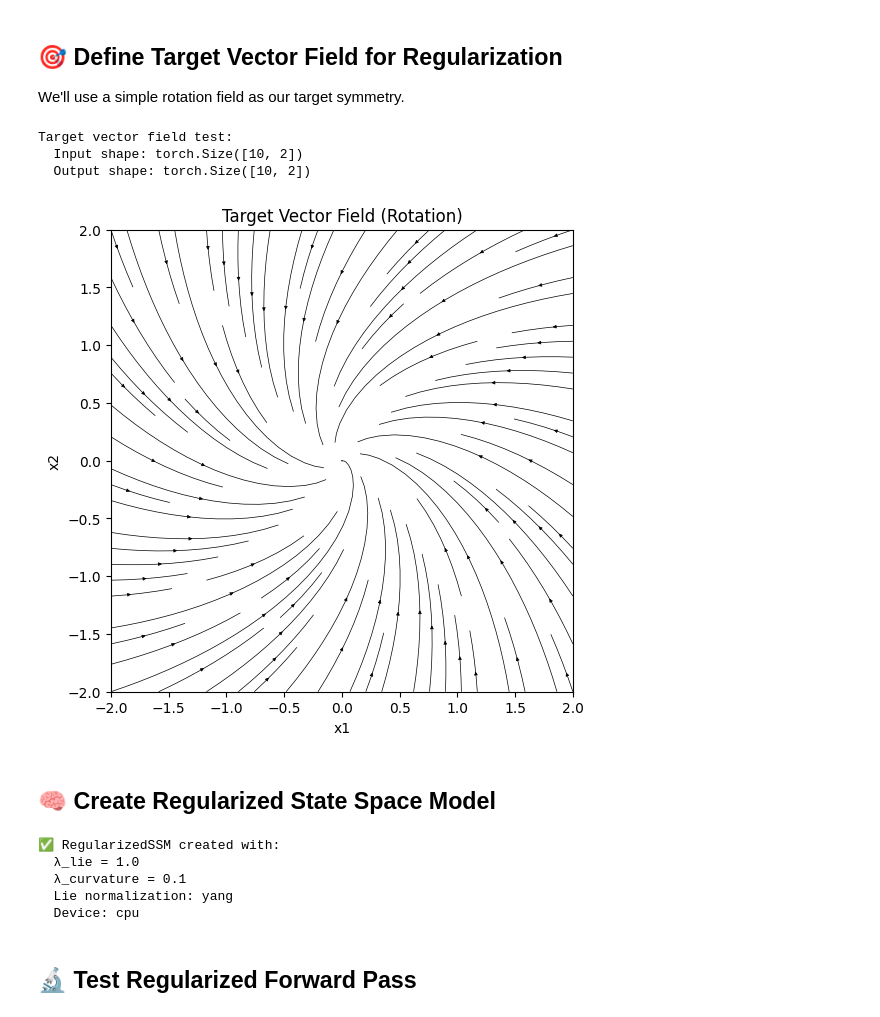
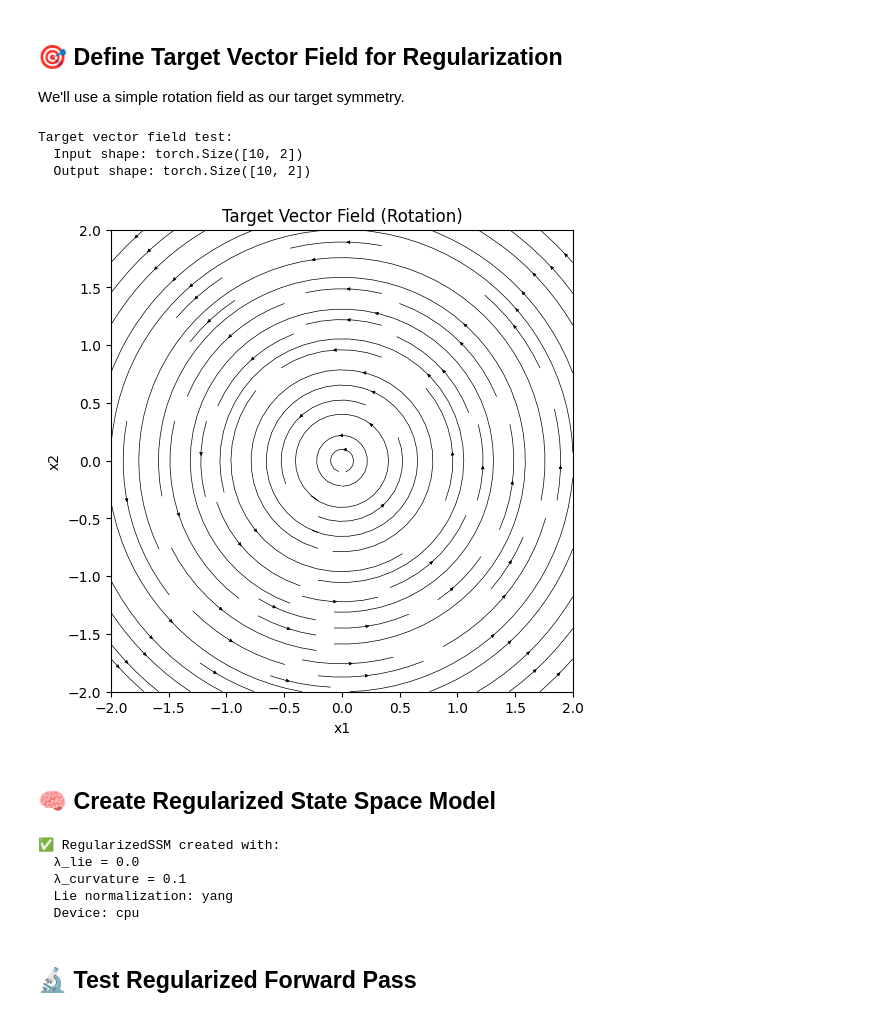
Before and after one commit to aliang9/symm_reg, a Jupyter notebook: in_progress/demo_regularize.ipynb, the cells around one changed output. Saved outputs shown, nothing was run; the diff lists cells and outputs as text; code cells hidden in the pictures.

```diff
--- a/in_progress/demo_regularize.ipynb
+++ b/in_progress/demo_regularize.ipynb
@@ -282,34 +228,34 @@ We'll use a simple rotation field as our target symmetry.
 # %%
 # Create target vector field (rotation)
 target_vector_field = create_rotation_vector_field(rotation_speed=0.5)
-
+dt = 1e-2
 # Test the target field
 test_points = torch.randn(10, 2)
 test_output = target_vector_field(test_points)
 print(f"Target vector field test:")
 print(f"  Input shape: {test_points.shape}")
 print(f"  Output shape: {test_output.shape}")
 
 # Visualize target field
 fig, ax = plt.subplots(figsize=(6, 6))
 plot_utils.plot_two_d_vector_field(
-    lambda x: target_vector_field(x), ax, min_xy=-2, max_xy=2
+    lambda x: x + dt * target_vector_field(x), ax, min_xy=-2, max_xy=2
 )
 ax.set_title("Target Vector Field (Rotation)")
 ax.set_xlabel("x1")
 ax.set_ylabel("x2")
 ax.set_box_aspect(1.0)
 plt.show()
 # %% [output]
 Target vector field test:
   Input shape: torch.Size([10, 2])
   Output shape: torch.Size([10, 2])
-[figure, old version]
+[figure, new version]
 # %% [markdown]
 ## 🧠 Create Regularized State Space Model
 # %%
 # Regularization parameters
-lambda_lie = 1.0        # Weight for Lie derivative regularization
+lambda_lie = 0.0        # Weight for Lie derivative regularization
 lambda_curvature = 0.1  # Weight for curvature regularization (optional)
 
 # Create regularized SSM
@@ -323,7 +269,7 @@ regularized_ssm = RegularizedSSM(
     target_vector_field=target_vector_field,
     lambda_lie=lambda_lie,
     lambda_curvature=lambda_curvature,
-    lie_normalize="yang",  # Use Yang normalization
+    lie_normalize=False,  # Use Yang normalization
     curvature_order=1,
     device=cfg.device
 )
@@ -335,7 +281,7 @@ print(f"  Lie normalization: yang")
 print(f"  Device: {cfg.device}")
 # %% [output]
 ✅ RegularizedSSM created with:
-  λ_lie = 1.0
+  λ_lie = 0.0
   λ_curvature = 0.1
   Lie normalization: yang
   Device: cpu
```
Also changed, not shown: parts of 15 cells of this notebook, 2 other files.
